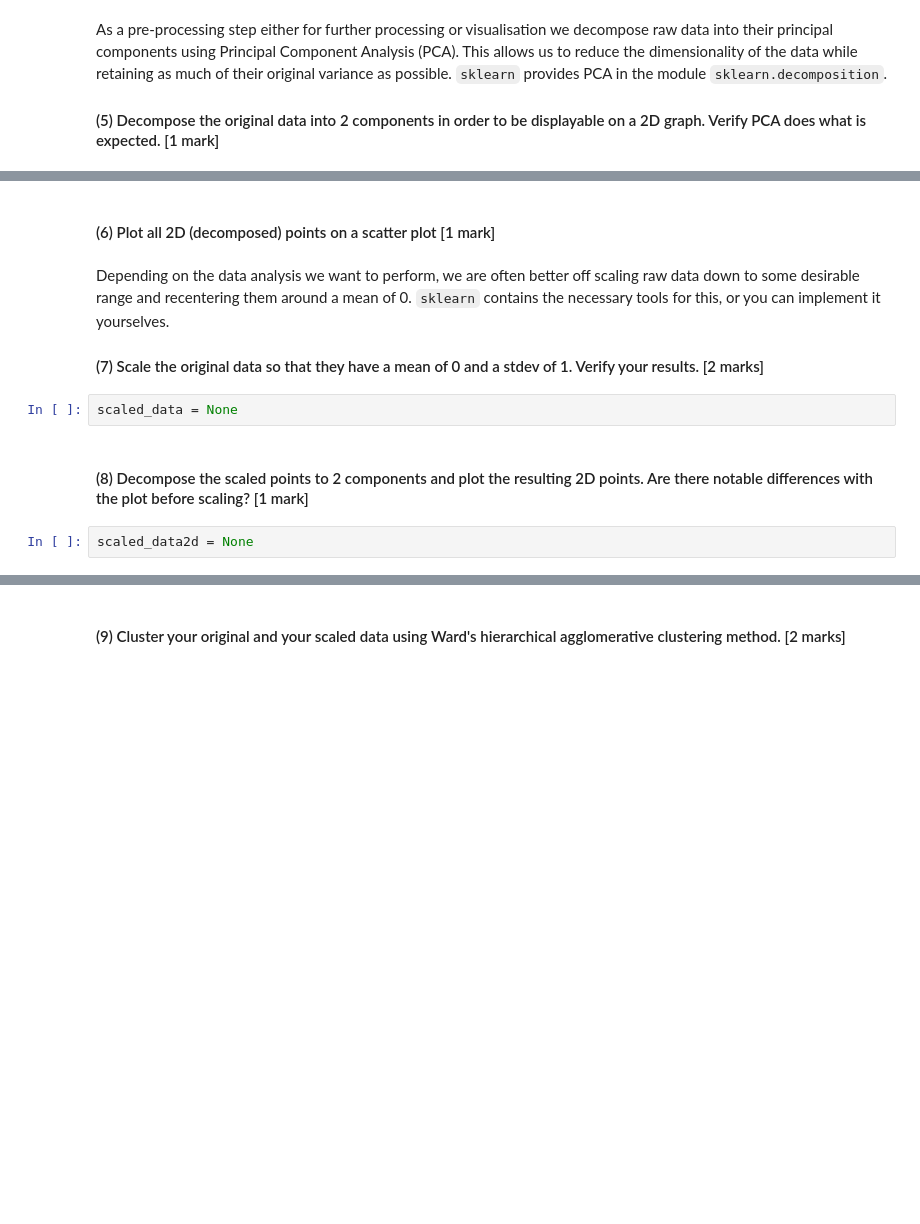
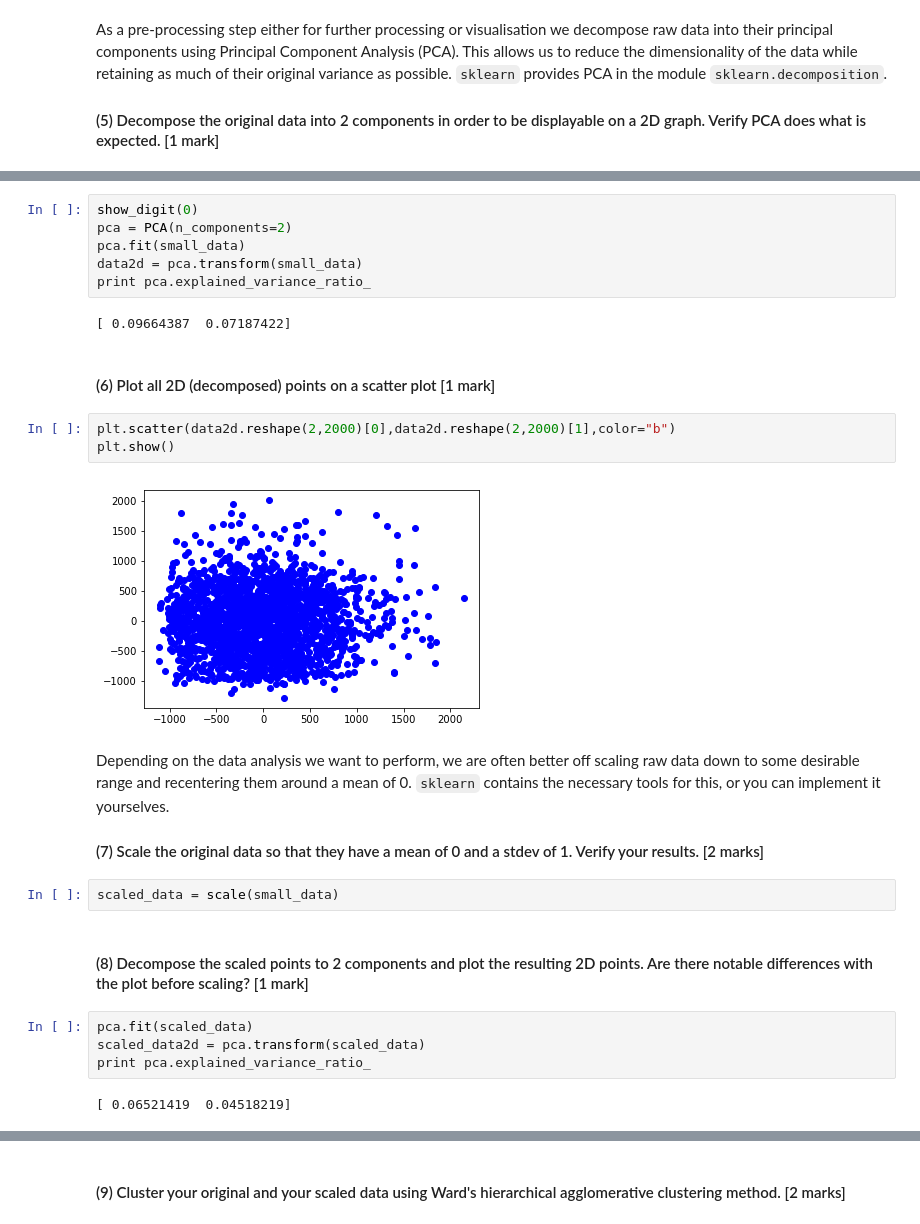
Before and after one commit to spyratos/crancollectionclustering, a Jupyter notebook: Data Programming - Assignment 2.ipynb, the cells around one changed output, grey strips where cells are left out. Cells and saved outputs as stored; diff of their text form; blank space fills up the shorter version.

```diff
--- a/Data Programming - Assignment 2.ipynb
+++ b/Data Programming - Assignment 2.ipynb
@@ -70,12 +72,29 @@ data2d = None
+# %%
+show_digit(0)
+pca = PCA(n_components=2)
+pca.fit(small_data)
+data2d = pca.transform(small_data)
+print pca.explained_variance_ratio_
+# %% [output]
+[ 0.09664387  0.07187422]
 # %% [markdown]
 #### (6) Plot all 2D (decomposed) points on a scatter plot [1 mark]
+# %%
+plt.scatter(data2d.reshape(2,2000)[0],data2d.reshape(2,2000)[1],color="b")
+plt.show()
+# %% [output]
+[figure, added]
 # %% [markdown]
 Depending on the data analysis we want to perform, we are often better off scaling raw data down to some desirable range and recentering them around a mean of 0. `sklearn` contains the necessary tools for this, or you can implement it yourselves.
 
 #### (7) Scale the original data so that they have a mean of 0 and a stdev of 1. Verify your results. [2 marks]
-# %%
-scaled_data = None
+# %%
+scaled_data = scale(small_data)
 # %% [markdown]
 #### (8) Decompose the scaled points to 2 components and plot the resulting 2D points. Are there notable differences with the plot before scaling? [1 mark]
-# %%
-scaled_data2d = None
+# %%
+pca.fit(scaled_data)
+scaled_data2d = pca.transform(scaled_data)
+print pca.explained_variance_ratio_
+# %% [output]
+[ 0.06521419  0.04518219]
```
Also changed, not shown: parts of 8 cells of this notebook.
